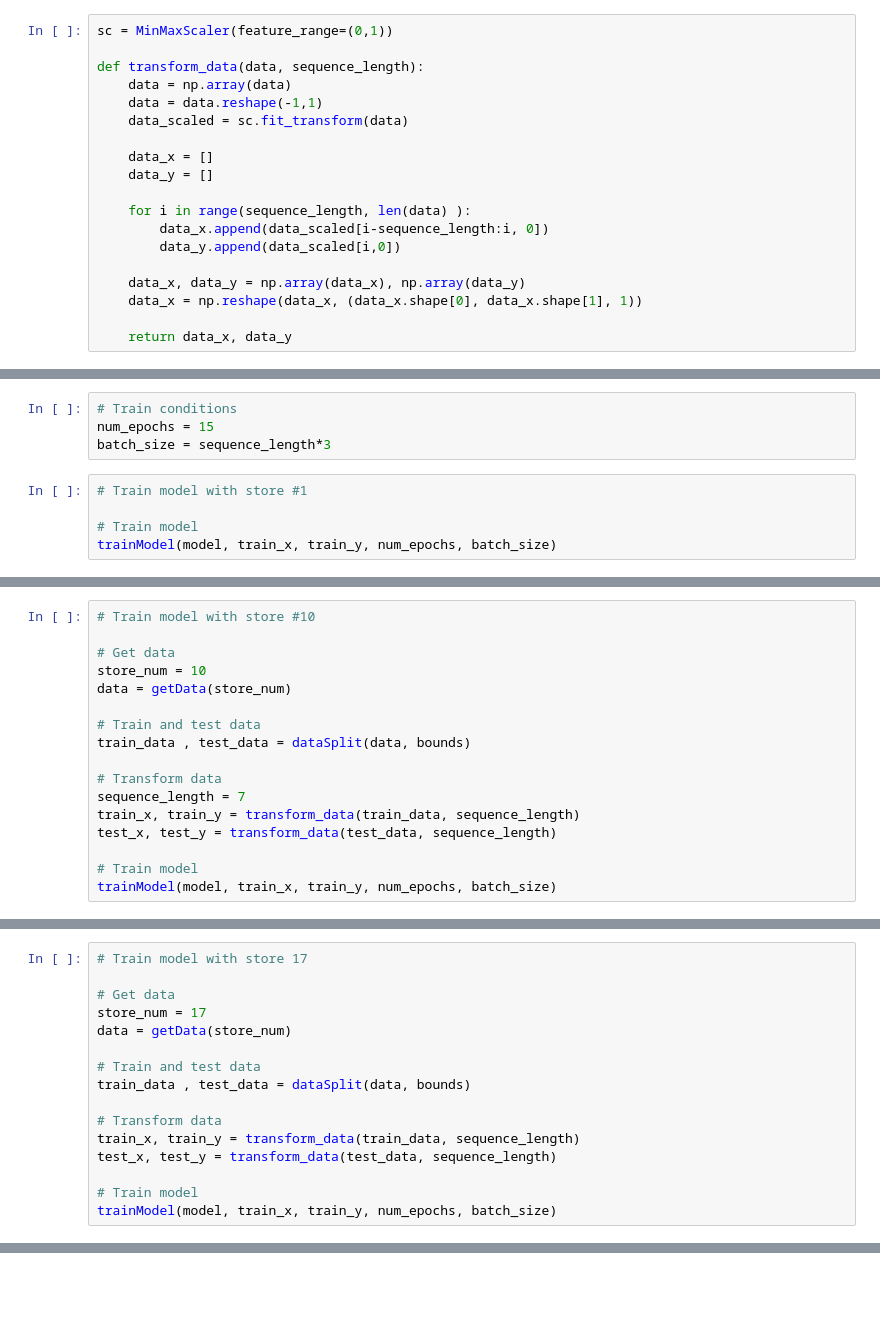
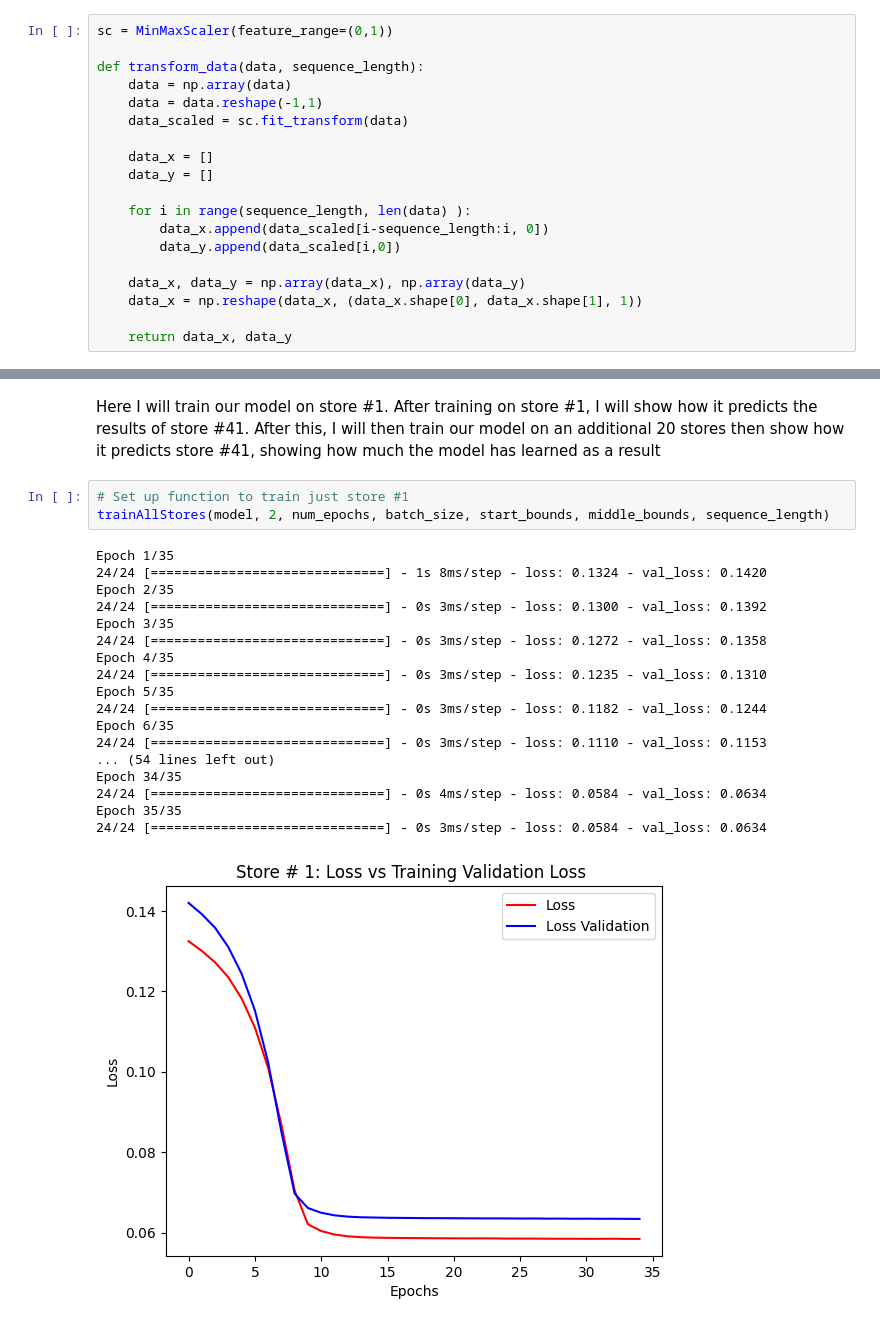
Before and after one commit to DylanDBurke26/CSE404-Group11, a Jupyter notebook: bilal_model.ipynb, the cells around one changed output, grey strips where cells are left out. Cells and saved outputs as stored; diff of their text form; blank space fills up the shorter version.

Commit message:
step 6 update

```diff
--- a/bilal_model.ipynb
+++ b/bilal_model.ipynb
@@ -108,9 +173,0 @@ model = createModel(train_x,num_units, activation_func, reg_strength, learning_r
-# %%
-# Train conditions
-num_epochs = 15
-batch_size = sequence_length*3
-# %%
-# Train model with store #1
-
-# Train model
-trainModel(model, train_x, train_y, num_epochs, batch_size)
@@ -169,17 +173,0 @@ Epoch 15/15
-# %%
-# Train model with store #10
-
-# Get data
-store_num = 10
-data = getData(store_num)
-
-# Train and test data
-train_data , test_data = dataSplit(data, bounds)
-
-# Transform data
-sequence_length = 7
-train_x, train_y = transform_data(train_data, sequence_length)
-test_x, test_y = transform_data(test_data, sequence_length)
-
-# Train model
-trainModel(model, train_x, train_y, num_epochs, batch_size)
@@ -204,16 +173,0 @@ Epoch 15/15
-# %%
-# Train model with store 17
-
-# Get data
-store_num = 17
-data = getData(store_num)
-
-# Train and test data
-train_data , test_data = dataSplit(data, bounds)
-
-# Transform data
-train_x, train_y = transform_data(train_data, sequence_length)
-test_x, test_y = transform_data(test_data, sequence_length)
-
-# Train model
-trainModel(model, train_x, train_y, num_epochs, batch_size)
@@ -257,0 +174,24 @@ plot(test_data, abs(pred), title)
+# %% [markdown]
+Here I will train our model on store #1. After training on store #1, I will show how it predicts the results of store #41. After this, I will then train our model on an additional 20 stores then show how it predicts store #41, showing how much the model has learned as a result
+# %%
+# Set up function to train just store #1
+trainAllStores(model, 2, num_epochs, batch_size, start_bounds, middle_bounds, sequence_length)
+# %% [output]
+Epoch 1/35
+24/24 [==============================] - 1s 8ms/step - loss: 0.1324 - val_loss: 0.1420
+Epoch 2/35
+24/24 [==============================] - 0s 3ms/step - loss: 0.1300 - val_loss: 0.1392
+Epoch 3/35
+24/24 [==============================] - 0s 3ms/step - loss: 0.1272 - val_loss: 0.1358
+Epoch 4/35
+24/24 [==============================] - 0s 3ms/step - loss: 0.1235 - val_loss: 0.1310
+Epoch 5/35
+24/24 [==============================] - 0s 3ms/step - loss: 0.1182 - val_loss: 0.1244
+Epoch 6/35
+24/24 [==============================] - 0s 3ms/step - loss: 0.1110 - val_loss: 0.1153
+... (54 lines left out)
+Epoch 34/35
+24/24 [==============================] - 0s 4ms/step - loss: 0.0584 - val_loss: 0.0634
+Epoch 35/35
+24/24 [==============================] - 0s 3ms/step - loss: 0.0584 - val_loss: 0.0634
+[figure, added]
```
Also changed, not shown: parts of 21 cells of this notebook.
